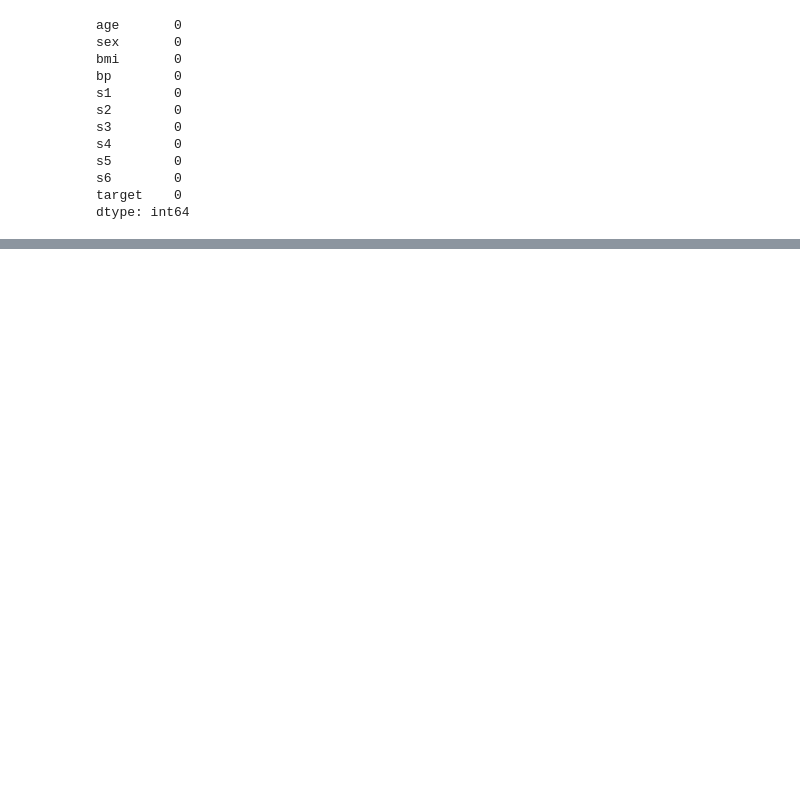
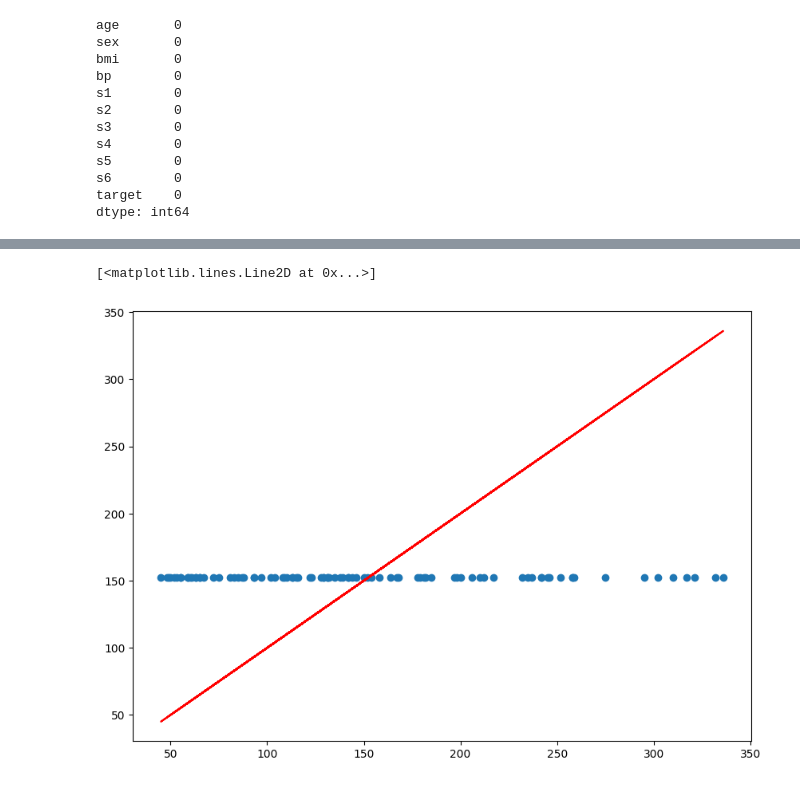
Before and after one commit to hvini/ds, a Jupyter notebook: diabetes/diabetes.ipynb, the cells around one changed output, grey strips where cells are left out. Saved outputs shown, nothing was run; the diff lists cells and outputs as text; code cells hidden in the pictures; blank space fills up the shorter version.

```diff
--- a/diabetes/diabetes.ipynb
+++ b/diabetes/diabetes.ipynb
@@ -82,13 +81,12 @@ y = data['target']
 # %%
-def get_classifiers():
+def get_regressors():
     c1 = DummyRegressor(strategy='mean')
     c2 = DummyRegressor(strategy='median')
-    c3 = DummyRegressor(strategy='quantile', quantile=0.0)
-    c4 = DummyRegressor(strategy='constant', constant=0.50)
-    c5 = LinearRegression()
-    return [c1, c2, c3, c4, c5]
+    c3 = DummyRegressor(strategy='quantile', quantile=0.5)
+    c4 = DummyRegressor(strategy='constant', constant=0.1)
+    return [c1, c2, c3, c4]
 
-c1, c2, c3, c4, c5 = get_classifiers()
+c1, c2, c3, c4 = get_classifiers()
 # %%
 def regression_metrics(y_true, y_pred):
 
@@ -107,3 +112,0 @@ def regression_metrics(y_true, y_pred):
-# %%
-x_train, x_test, y_train, y_test = train_test_split(x, y, test_size=0.2, shuffle=False)
-print(x_train)
@@ -139,4 +127,12 @@ regression_metrics(y_test, y_pred)
 5) The R-Square score of the model is  -0.0
+# %%
+plt.figure(figsize=(10, 7))
+plt.scatter(y_test, y_pred)
+plt.plot(y_test, y_test, color='r')
+#plt.savefig('diabetes.png')
+# %% [output]
+[<matplotlib.lines.Line2D at 0x...>]
+[figure, added]
 # %%
 c2.fit(x_train, y_train)
 c2.score(x_test, y_test)
```
Also changed, not shown: parts of 39 cells of this notebook.
